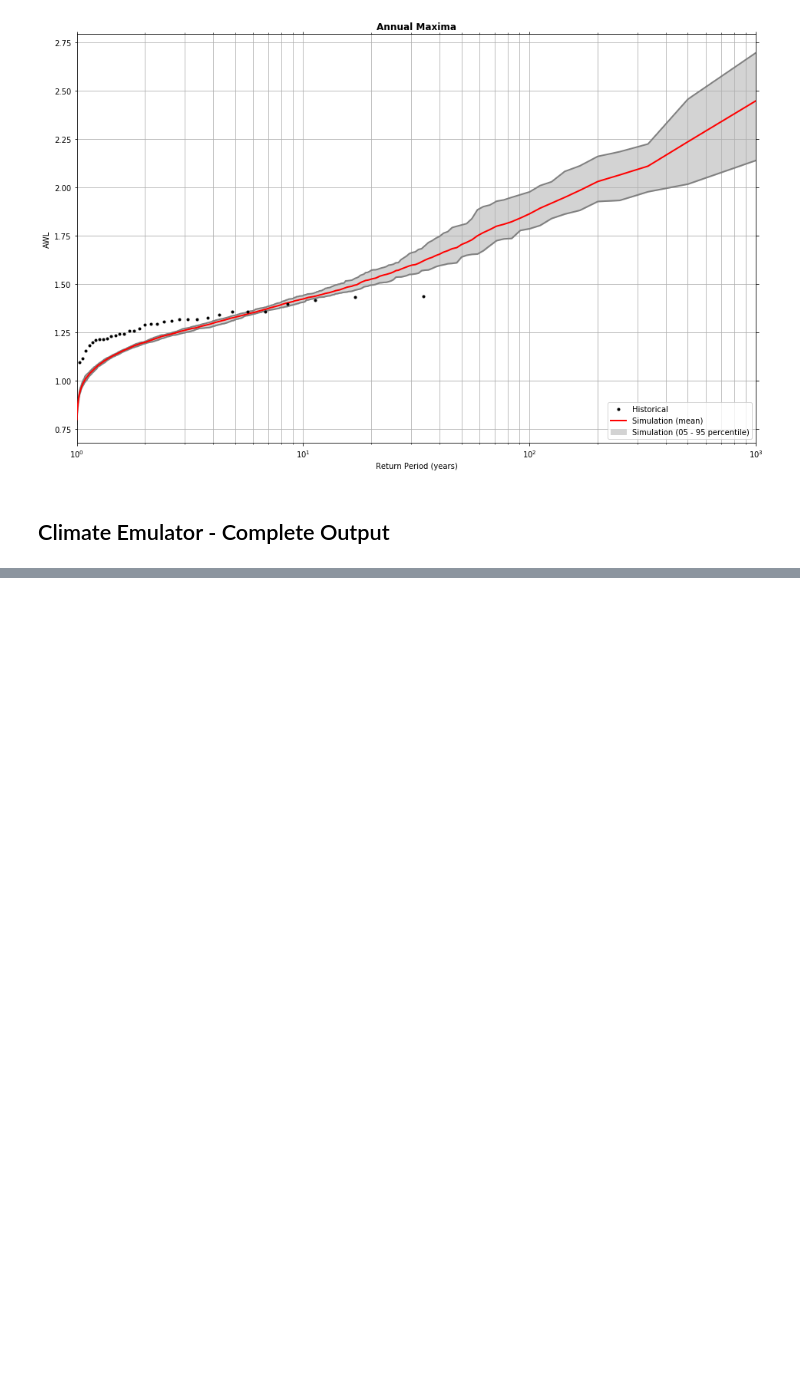
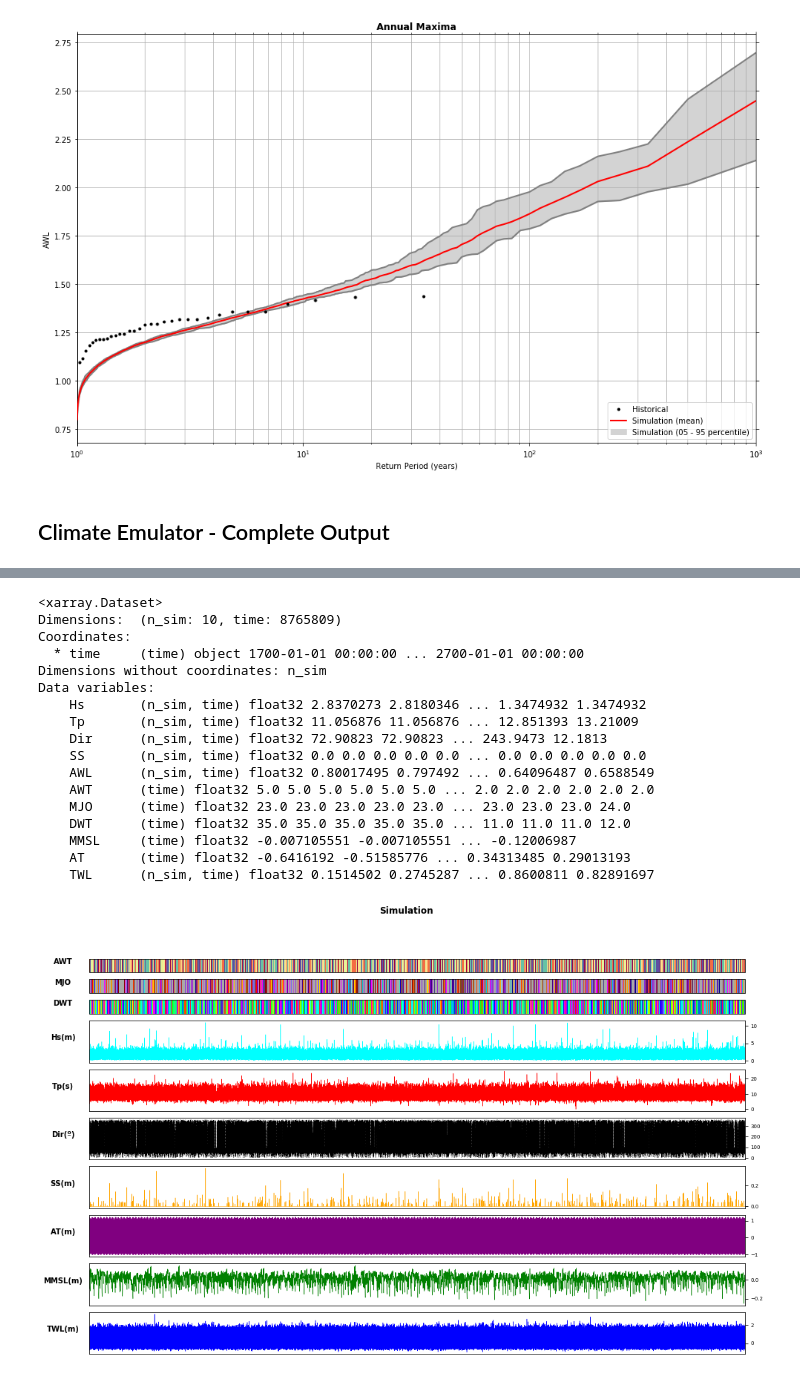
Before and after one commit to teslakit/teslakit, a Jupyter notebook: notebooks/nb_KWAJALEIN/12_Climate_Emulator.ipynb, the cells around one changed output, grey strips where cells are left out. Cells and saved outputs as stored; diff of their text form; code cells hidden in the pictures; blank space fills up the shorter version.

Commit message:
nb12 sim plot updated

```diff
--- a/notebooks/nb_KWAJALEIN/12_Climate_Emulator.ipynb
+++ b/notebooks/nb_KWAJALEIN/12_Climate_Emulator.ipynb
@@ -246,9 +246,10 @@ Plot_ReturnPeriodValidation(hist_A, sim_A);
 # %%
 # --------------------------------------
 # Get all simulated data (hourly): AWTs, DWTs, MJO, MMSL, AT
+SIM_COVARS_h = db.Load_SIM_Covariates(n_sim_awt=0, n_sim_mjo=0, n_sim_dwt=0, regenerate=False)
+print(SIM_COVARS_h)
 
-SIM_COVARS_h = db.Load_SIM_Covariates(n_sim_awt=0, n_sim_mjo=0, n_sim_dwt=0, regenerate=True)
-print(SIM_COVARS_h)
+# TODO Load_SIM_Covariates regenerate=True fails: times dtypes
 
 # Complete simulation output
 d1, d2 = xds_limit_dates([SIM_WAVES_h, SIM_COVARS_h])
@@ -256,5 +257,8 @@ SIM_WAVES_h = SIM_WAVES_h.sel(time = slice(d1, d2))
 SIM_COVARS_h = SIM_COVARS_h.sel(time = slice(d1, d2))
 SIM_COMPLETE = xr.merge([SIM_WAVES_h, SIM_COVARS_h])
 
+# calculate TWL
+SIM_COMPLETE['TWL'] = SIM_COMPLETE['AWL'] + SIM_COMPLETE['SS'] + SIM_COMPLETE['AT'] + SIM_COMPLETE['MMSL']
+
 # Store complete simulations
 db.Save_SIM_Complete(SIM_COMPLETE)
@@ -261,7 +276,26 @@ db.Save_SIM_Complete(SIM_COMPLETE)
 # %%
 # Plot simulated output
 #SIM = db.Load_SIM_Complete()
-print(SIM)
+print(SIM_COMPLETE)
 
 
-Plot_Simulation(SIM.sel(n_sim=0));
+Plot_Simulation(SIM_COMPLETE.sel(n_sim=0));
+# %% [output]
+<xarray.Dataset>
+Dimensions:  (n_sim: 10, time: 8765809)
+Coordinates:
+  * time     (time) object 1700-01-01 00:00:00 ... 2700-01-01 00:00:00
+Dimensions without coordinates: n_sim
+Data variables:
+    Hs       (n_sim, time) float32 2.8370273 2.8180346 ... 1.3474932 1.3474932
+    Tp       (n_sim, time) float32 11.056876 11.056876 ... 12.851393 13.21009
+    Dir      (n_sim, time) float32 72.90823 72.90823 ... 243.9473 12.1813
+    SS       (n_sim, time) float32 0.0 0.0 0.0 0.0 0.0 ... 0.0 0.0 0.0 0.0 0.0
+    AWL      (n_sim, time) float32 0.80017495 0.797492 ... 0.64096487 0.6588549
+    AWT      (time) float32 5.0 5.0 5.0 5.0 5.0 5.0 ... 2.0 2.0 2.0 2.0 2.0 2.0
+    MJO      (time) float32 23.0 23.0 23.0 23.0 23.0 ... 23.0 23.0 23.0 24.0
+    DWT      (time) float32 35.0 35.0 35.0 35.0 35.0 ... 11.0 11.0 11.0 12.0
+    MMSL     (time) float32 -0.007105551 -0.007105551 ... -0.12006987
+    AT       (time) float32 -0.6416192 -0.51585776 ... 0.34313485 0.29013193
+    TWL      (n_sim, time) float32 0.1514502 0.2745287 ... 0.8600811 0.82891697
+[figure, added]
```
Also changed, not shown: parts of 1 cell of this notebook.
